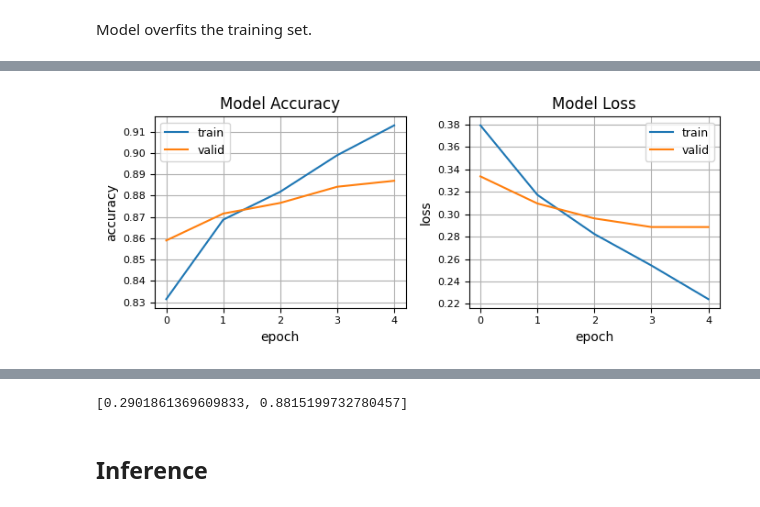
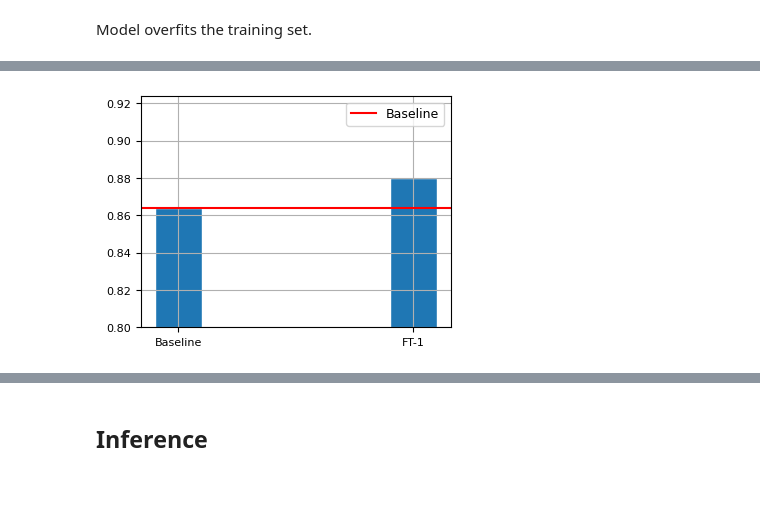
Before and after one commit to OMarchevska/NLP, a Jupyter notebook: Sentiment_Analysis.ipynb, the cells around one changed output, grey strips where cells are left out. Saved outputs shown, nothing was run; the diff lists cells and outputs as text; code cells hidden in the pictures.

Commit message:
Add model plots

```diff
--- a/Sentiment_Analysis.ipynb
+++ b/Sentiment_Analysis.ipynb
@@ -170,6 +167,6 @@ model = get_model()
 print("Default learning rate:", model.optimizer.get_config()["learning_rate"])
 _ = model.fit(train_ds, validation_data=val_ds, epochs=1)
 # get performance
-accuracy["Baseline"] = model.evaluate(test_ds, return_dict=True, verbose=0)["accuracy"]
+accuracy["Baseline"] = model.evaluate(test_ds, return_dict=True, verbose=0)["sparse_categorical_accuracy"]
 print("Baseline model performance on the test set:", accuracy["Baseline"])
 # %% [output]
@@ -201,0 +219,10 @@ def plot_history(history):
+# %%
+# default dropout, lower number of training epochs
+model = get_model(dropout=0.1)
+model.compile(optimizer=tf.keras.optimizers.Adam(learning_rate=2e-5),
+              loss=tf.keras.losses.SparseCategoricalCrossentropy(from_logits=True),
+              metrics=["sparse_categorical_accuracy"])
+history = model.fit(train_ds, validation_data=val_ds, epochs=5)
+plot_history(history)
+accuracy["FT-1"] = model.evaluate(test_ds, return_dict=True, verbose=0)["sparse_categorical_accuracy"]
+print("Model performance on the test set:", accuracy["FT-1"])
@@ -203,9 +243,10 @@ def plot_history(history):
 model = get_model(dropout=0.3)
 model.compile(optimizer=tf.keras.optimizers.Adam(learning_rate=2e-5),
               loss=tf.keras.losses.SparseCategoricalCrossentropy(from_logits=True),
-              metrics=["accuracy"])
+              metrics=["sparse_categorical_accuracy"])
 history = model.fit(train_ds, validation_data=val_ds, epochs=10)
 plot_history(history)
-print("Model performance on the test set:", model.evaluate(test_ds, return_dict=True, verbose=0)["accuracy"])
+accuracy["FT-2"] = model.evaluate(test_ds, return_dict=True, verbose=0)["sparse_categorical_accuracy"]
+print("Model performance on the test set:", accuracy["FT-2"])
 # %% [output]
 Epoch 1/10
@@ -232,12 +273,5 @@ Epoch 10/10
 # %% [markdown]
 Model overfits the training set.
 # %%
-# default dropout, lower number of training epochs
-model = get_model(dropout=0.1)
-model.compile(optimizer=tf.keras.optimizers.Adam(learning_rate=2e-5),
-              loss=tf.keras.losses.SparseCategoricalCrossentropy(from_logits=True),
-              metrics=["accuracy"])
-history = model.fit(train_ds, validation_data=val_ds, epochs=5)
-plot_history(history)
-print("Model performance on the test set:", model.evaluate(test_ds, return_dict=True, verbose=0)["accuracy"])
+plot_stats(accuracy)
 # %% [output]
@@ -254 +278 @@ Epoch 5/5
-[figure, old version]
+[figure, new version]
@@ -256,3 +279,2 @@ Epoch 5/5
-[0.2901861369609833, 0.8815199732780457]
 # %% [markdown]
 ## Inference
```
Also changed, not shown: parts of 8 cells of this notebook.
